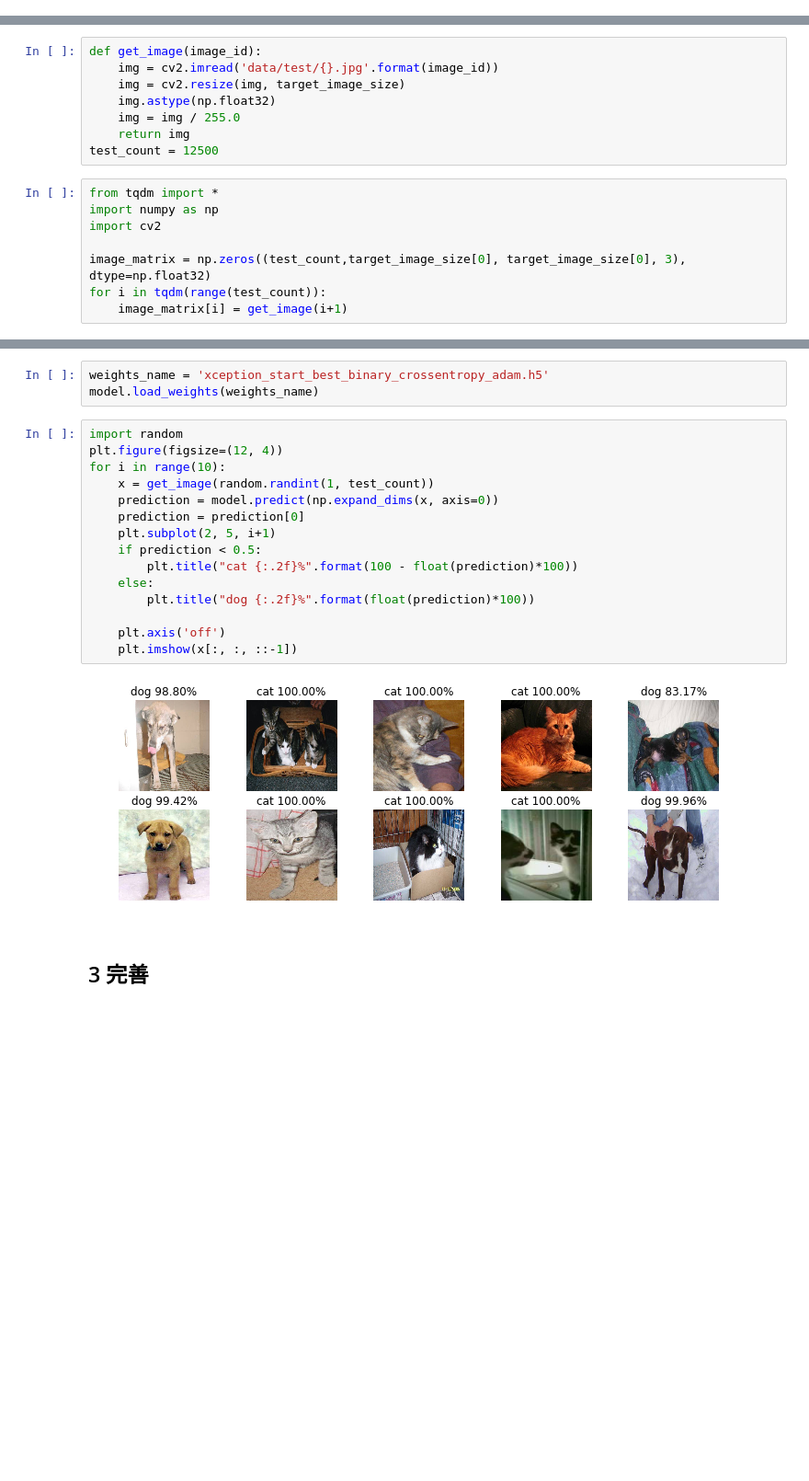
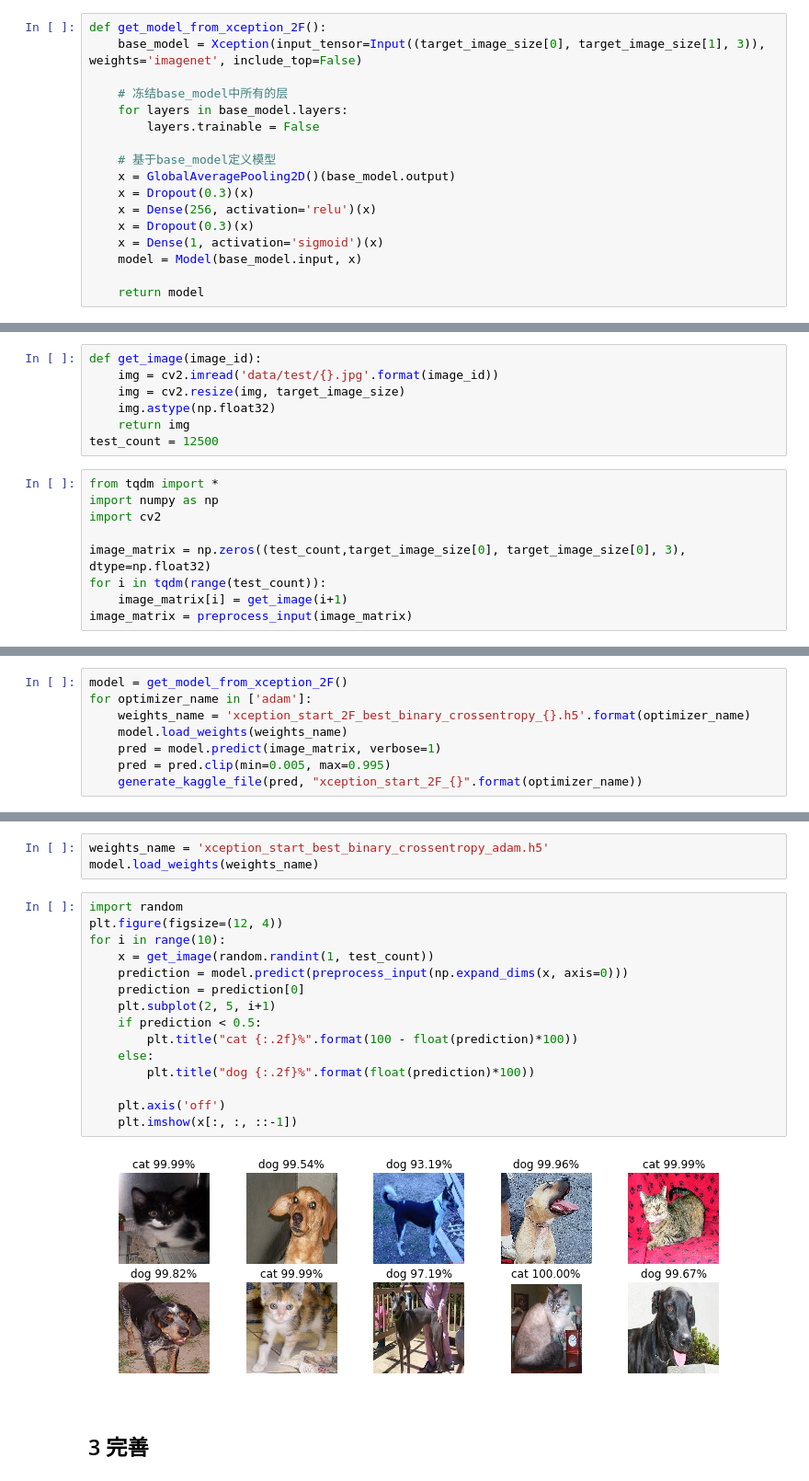
Before and after one commit to guomxin/mlnd-dogsvscats, a Jupyter notebook: 猫狗大战.ipynb, the cells around one changed output, grey strips where cells are left out. Shown at 92% size. Cells and saved outputs as stored; diff of their text form; blank space fills up the shorter version.

```diff
--- a/猫狗大战.ipynb
+++ b/猫狗大战.ipynb
@@ -156,6 +184,23 @@ def get_model_from_xception():
     model = Model(base_model.input, x)
 
     return model
+# %%
+def get_model_from_xception_2F():
+    base_model = Xception(input_tensor=Input((target_image_size[0], target_image_size[1], 3)), weights='imagenet', include_top=False)
+
+    # 冻结base_model中所有的层
+    for layers in base_model.layers:
+        layers.trainable = False
+
+    # 基于base_model定义模型
+    x = GlobalAveragePooling2D()(base_model.output)
+    x = Dropout(0.3)(x)
+    x = Dense(256, activation='relu')(x)
+    x = Dropout(0.3)(x)
+    x = Dense(1, activation='sigmoid')(x)
+    model = Model(base_model.input, x)
+
+    return model
 # %% [markdown]
 ### 2.2 训练并选择模型
 # %% [markdown]
@@ -278,7 +364,6 @@ def get_image(image_id):
     img = cv2.imread('data/test/{}.jpg'.format(image_id))
     img = cv2.resize(img, target_image_size)
     img.astype(np.float32)
-    img = img / 255.0
     return img
 test_count = 12500
 # %%
@@ -289,6 +374,7 @@ import cv2
 image_matrix = np.zeros((test_count,target_image_size[0], target_image_size[0], 3), dtype=np.float32)
 for i in tqdm(range(test_count)):
     image_matrix[i] = get_image(i+1)
+image_matrix = preprocess_input(image_matrix)
 # %%
 model = get_model_from_xception()
 for optimizer_name in ['adam', 'adadelta', 'sgd']:
@@ -303 +389,9 @@ for optimizer_name in ['adam', 'adadelta', 'sgd']:
 12500/12500 [==============================] - 61s 5ms/step
+# %%
+model = get_model_from_xception_2F()
+for optimizer_name in ['adam']:
+    weights_name = 'xception_start_2F_best_binary_crossentropy_{}.h5'.format(optimizer_name)
+    model.load_weights(weights_name)
+    pred = model.predict(image_matrix, verbose=1)
+    pred = pred.clip(min=0.005, max=0.995)
+    generate_kaggle_file(pred, "xception_start_2F_{}".format(optimizer_name))
@@ -317,20 +413,20 @@ model.load_weights(weights_name)
 # %%
 import random
 plt.figure(figsize=(12, 4))
 for i in range(10):
     x = get_image(random.randint(1, test_count))
-    prediction = model.predict(np.expand_dims(x, axis=0))
+    prediction = model.predict(preprocess_input(np.expand_dims(x, axis=0)))
     prediction = prediction[0]
     plt.subplot(2, 5, i+1)
     if prediction < 0.5:
         plt.title("cat {:.2f}%".format(100 - float(prediction)*100))
     else:
         plt.title("dog {:.2f}%".format(float(prediction)*100))
 
     plt.axis('off')
     plt.imshow(x[:, :, ::-1])
 # %% [output]
-[figure, old version]
+[figure, new version]
 # %% [markdown]
 ## 3 完善
 # %% [markdown]
```
Also changed, not shown: parts of 20 cells of this notebook, 3 other files.
